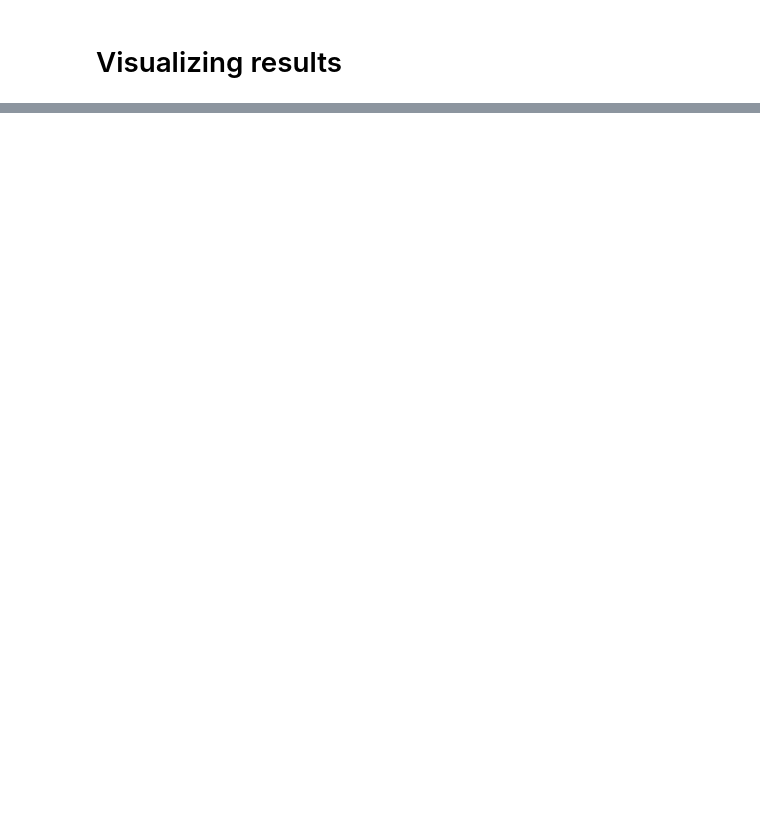
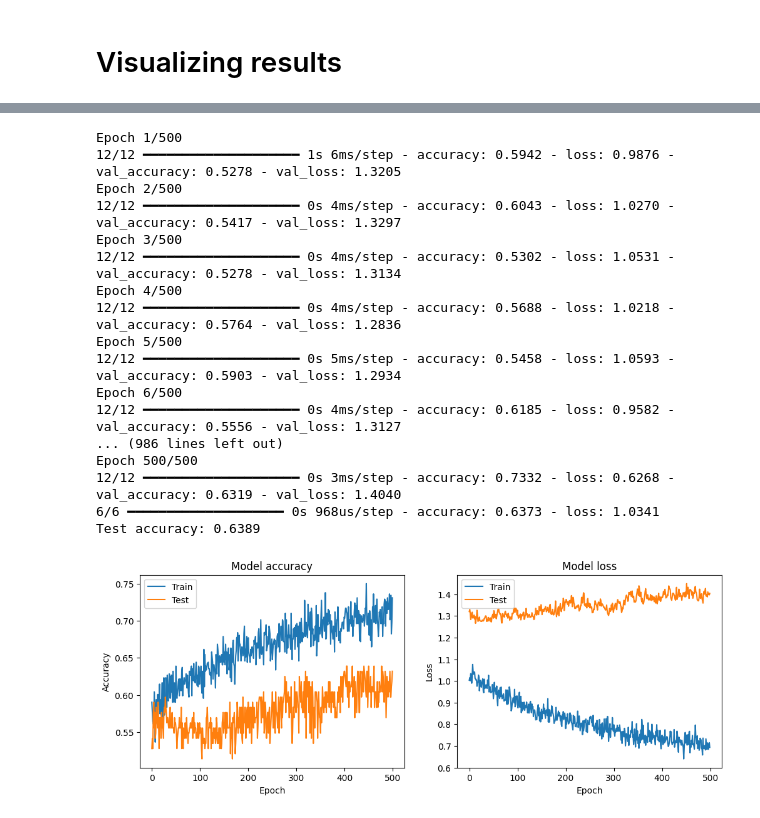
Before and after one commit to Dmartinez-96/MusicGenrePredictions, a Jupyter notebook: genre_prediction.ipynb, the cells around one changed output, grey strips where cells are left out. Cells and saved outputs as stored; diff of their text form; code cells hidden in the pictures; blank space fills up the shorter version.

```diff
--- a/genre_prediction.ipynb
+++ b/genre_prediction.ipynb
@@ -337,0 +432,42 @@ plt.show()
+# %%
+history = model.fit(X_train, y_train, epochs=500, batch_size=50, validation_split=0.2)
+test_loss, test_accuracy = model.evaluate(X_test, y_test)
+print(f'Test accuracy: {test_accuracy:.4f}')
+plt.figure(figsize=(12, 4))
+plt.subplot(1, 2, 1)
+plt.plot(history.history['accuracy'])
+plt.plot(history.history['val_accuracy'])
+plt.title('Model accuracy')
+plt.ylabel('Accuracy')
+plt.xlabel('Epoch')
+plt.legend(['Train', 'Test'], loc='upper left')
+
+# Plot training & validation loss values
+plt.subplot(1, 2, 2)
+plt.plot(history.history['loss'])
+plt.plot(history.history['val_loss'])
+plt.title('Model loss')
+plt.ylabel('Loss')
+plt.xlabel('Epoch')
+plt.legend(['Train', 'Test'], loc='upper left')
+
+plt.show()
+# %% [output]
+Epoch 1/500
+12/12 ━━━━━━━━━━━━━━━━━━━━ 1s 6ms/step - accuracy: 0.5942 - loss: 0.9876 - val_accuracy: 0.5278 - val_loss: 1.3205
+Epoch 2/500
+12/12 ━━━━━━━━━━━━━━━━━━━━ 0s 4ms/step - accuracy: 0.6043 - loss: 1.0270 - val_accuracy: 0.5417 - val_loss: 1.3297
+Epoch 3/500
+12/12 ━━━━━━━━━━━━━━━━━━━━ 0s 4ms/step - accuracy: 0.5302 - loss: 1.0531 - val_accuracy: 0.5278 - val_loss: 1.3134
+Epoch 4/500
+12/12 ━━━━━━━━━━━━━━━━━━━━ 0s 4ms/step - accuracy: 0.5688 - loss: 1.0218 - val_accuracy: 0.5764 - val_loss: 1.2836
+Epoch 5/500
+12/12 ━━━━━━━━━━━━━━━━━━━━ 0s 5ms/step - accuracy: 0.5458 - loss: 1.0593 - val_accuracy: 0.5903 - val_loss: 1.2934
+Epoch 6/500
+12/12 ━━━━━━━━━━━━━━━━━━━━ 0s 4ms/step - accuracy: 0.6185 - loss: 0.9582 - val_accuracy: 0.5556 - val_loss: 1.3127
+... (986 lines left out)
+Epoch 500/500
+12/12 ━━━━━━━━━━━━━━━━━━━━ 0s 3ms/step - accuracy: 0.7332 - loss: 0.6268 - val_accuracy: 0.6319 - val_loss: 1.4040
+6/6 ━━━━━━━━━━━━━━━━━━━━ 0s 968us/step - accuracy: 0.6373 - loss: 1.0341
+Test accuracy: 0.6389
+[figure, added]
```
Also changed, not shown: parts of 9 cells of this notebook, 2 other files.
